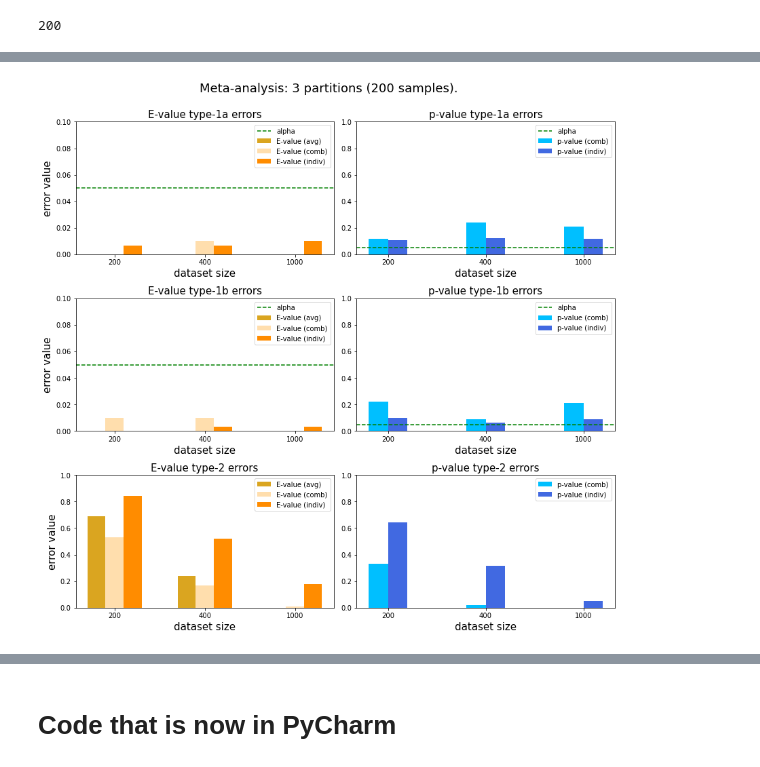
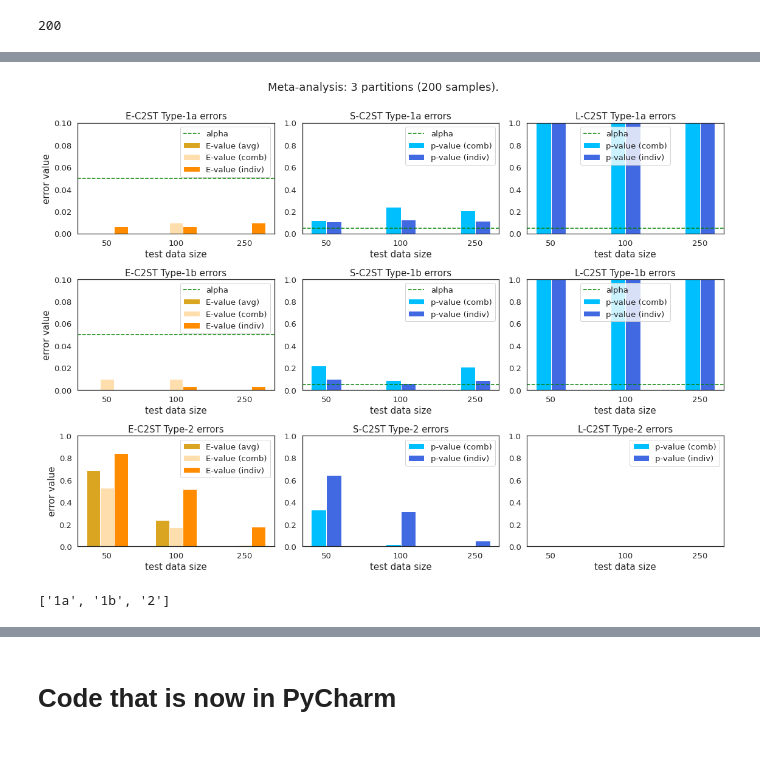
Before and after one commit to tpandeva/c2st-e, a Jupyter notebook: remote_notebooks/C2ST_fastmri_plus_loading.ipynb, the cells around one changed output, grey strips where cells are left out. Drawn from its saved outputs; the diff is of its cells as text; code cells hidden in the pictures.

```diff
--- a/remote_notebooks/C2ST_fastmri_plus_loading.ipynb
+++ b/remote_notebooks/C2ST_fastmri_plus_loading.ipynb
@@ -97,11 +102,13 @@ errors_per_size = {}
 for dataset_size, ds_dict in results_dict.items():
     e_vals = defaultdict(list)
     p_vals = defaultdict(list)
+    pl_vals = defaultdict(list)
     print(f"\n{dataset_size} points, {len(ds_dict)} samples.")
     for dataset_ind, di_dict in ds_dict.items():
         for setting, set_dict in di_dict.items():
             e_vals[setting].append(set_dict["e_val"])
             p_vals[setting].append(set_dict["p_val"])
+            pl_vals[setting].append(set_dict.get("p_val_l", 0))  # p_val_ls (sigmoid)
 #             test_loss = setting["test_loss"]
 #             test_acc = setting["test_acc"]
 
@@ -167,18 +174,21 @@ for dataset_size, ds_dict in results_dict.items():
         # 0 if accept, 1 if reject
         e_decisions = (1 / np.array(e_vals[setting])) < alpha
         p_decisions = np.array(p_vals[setting]) < alpha
+        pl_decisions = np.array(pl_vals[setting]) < alpha
         if setting in ["1a", "1b"]:  # Type-I error
             # Rejection of null is incorrect
             e_error = e_decisions.sum() / len(e_decisions)
             p_error = p_decisions.sum() / len(p_decisions)
+            pl_error = pl_decisions.sum() / len(pl_decisions)
         elif setting == "2":  # Type-II error
             # Rejection of null is correct
             e_error = 1 - e_decisions.sum() / len(e_decisions)
             p_error = 1 - p_decisions.sum() / len(p_decisions)
+            pl_error = 1 - pl_decisions.sum() / len(pl_decisions)
         else:
             raise ValueError("Unknown setting.")
 
-        errors_per_setting[setting] = {"e_error": e_error, "p_error": p_error}
+        errors_per_setting[setting] = {"e_error": e_error, "p_error": p_error, "pl_error": pl_error}
     pprint(errors_per_setting)
 
     errors_per_size[dataset_size] = errors_per_setting
@@ -458,38 +562,48 @@ e_prod_errors_per_size = defaultdict(dict)
 for dataset_size, sample_dict in meta_analysis_dict.items():
     indiv_e_errors = defaultdict(list)
     indiv_p_errors = defaultdict(list)
+    indiv_pl_errors = defaultdict(list)
     prod_e_values = defaultdict(list)
     avg_e_values = defaultdict(list)
     comb_p_values = defaultdict(list)
+    comb_pl_values = defaultdict(list)
     for sample_ind, settings_dict in sample_dict.items():
         for setting, error_dict in settings_dict.items():
             e_error_indiv = error_dict["e_error_indiv"]
             p_error_indiv = error_dict["p_error_indiv"]
+            pl_error_indiv = error_dict["pl_error_indiv"]
             e_value_prod = error_dict["e_value_prod"]
             e_value_avg = error_dict["e_value_avg"]
             p_value_comb = error_dict["p_value_comb"]
+            pl_value_comb = error_dict["pl_value_comb"]
             indiv_e_errors[setting].append(e_error_indiv)
             indiv_p_errors[setting].append(p_error_indiv)
+            indiv_pl_errors[setting].append(pl_error_indiv)
             prod_e_values[setting].append(e_value_prod)
             avg_e_values[setting].append(e_value_avg)
             comb_p_values[setting].append(p_value_comb)
+            comb_pl_values[setting].append(pl_value_comb)
 
     for setting, prod_es in prod_e_values.items():
         comb_p = comb_p_values[setting]
+        comb_pl = comb_pl_values[setting]
         # 0 if accept, 1 if reject
         e_decisions = (1 / np.array(prod_es)) < alpha
         e_decisions_by_avg = (1 / np.array(avg_e_values[setting])) < alpha
         p_decisions = np.array(comb_p) < alpha
+        pl_decisions = np.array(comb_pl) < alpha
         if setting in ["1a", "1b"]:  # Type-I error
             # Rejection of null is incorrect
             e_error = e_decisions.sum() / len(e_decisions)
             e_error_by_avg = e_decisions_by_avg.sum() / len(e_decisions_by_avg)
             p_error = p_decisions.sum() / len(p_decisions)
+            pl_error = pl_decisions.sum() / len(pl_decisions)
         elif setting == "2":  # Type-II error
             # Rejection of null is correct
             e_error = 1 - e_decisions.sum() / len(e_decisions)
             e_error_by_avg = 1 - e_decisions_by_avg.sum() / len(e_decisions_by_avg)
             p_error = 1 - p_decisions.sum() / len(p_decisions)
+            pl_error = 1 - pl_decisions.sum() / len(pl_decisions)
         else:
             raise ValueError("Unknown setting.")
 
@@ -497,7 +611,9 @@ for dataset_size, sample_dict in meta_analysis_dict.items():
             "prod_e_error": e_error,
             "avg_e_error": e_error_by_avg,  # Error using average of experiment E-value instead of product
             "comb_p_error": p_error,
+            "comb_pl_error": pl_error,
             "indiv_e_error_hist": indiv_e_errors[setting],
             "indiv_p_error_hist": indiv_p_errors[setting],
+            "indiv_pl_error_hist": indiv_pl_errors[setting],
         }
 # %%
@@ -572,63 +686,83 @@ plt.show()
 settings = list(list(e_prod_errors_per_size.values())[0].keys())
 num_settings = len(settings)
 
-plt.figure(figsize=(12, 4*num_settings))
+plt.figure(figsize=(16, 4*num_settings))
 plt.suptitle(f"Meta-analysis: {int(partition_ind) + 1} partitions ({len(all_results_dicts)} samples).", fontsize=18)
 for i, setting in enumerate(settings):
     bar_labels = []
     e_error_vals = []
     e_by_avg_error_vals = []
     p_error_vals = []
+    pl_error_vals = []
     e_error_vals_indiv_avg = []
     p_error_vals_indiv_avg = []
+    pl_error_vals_indiv_avg = []
     for dataset_size, results in e_prod_errors_per_size.items():
+        dataset_size = int(dataset_size) // 4
         bar_labels.append(dataset_size)
         e_error_vals.append(results[setting]["prod_e_error"])
         e_by_avg_error_vals.append(results[setting]["avg_e_error"])
         p_error_vals.append(results[setting]["comb_p_error"])
+        pl_error_vals.append(results[setting]["comb_pl_error"])
         e_error_vals_indiv_avg.append(np.mean(results[setting]["indiv_e_error_hist"]))
         p_error_vals_indiv_avg.append(np.mean(results[setting]["indiv_p_error_hist"]))
+        pl_error_vals_indiv_avg.append(np.mean(results[setting]["indiv_pl_error_hist"]))
 
     width=0.2
     xs = np.array(list(range(len(e_error_vals))))
 
-    plt.subplot(num_settings, 2, 2*i+1)
+    plt.subplot(num_settings, 3, 3*i+1)
     if "1" in setting:
         plt.axhline(y=alpha, linestyle="--", c="green", label="alpha")
     plt.bar(xs-width, e_by_avg_error_vals, width=width, label="E-value (avg)", color="goldenrod")
     plt.bar(xs, e_error_vals, width=width, label="E-value (comb)", color="navajowhite")
     plt.bar(xs+width, e_error_vals_indiv_avg, width=width, label="E-value (indiv)", color="darkorange")
-    plt.title(f"E-value type-{setting} errors", fontsize=15)
-    plt.xlabel("dataset size", fontsize=15)
+    plt.title(f"E-C2ST Type-{setting} errors", fontsize=15)
+    plt.xlabel("test data size", fontsize=15)
     plt.xticks(xs, bar_labels)
     plt.ylabel("error value", fontsize=15)
     if setting == "2":
         plt.ylim(0, 1)
     else:
         plt.ylim(0, 0.1)
     plt.legend()
 
-    plt.subplot(num_settings, 2, 2*i+2)
+    plt.subplot(num_settings, 3, 3*i+2)
     if "1" in setting:
         plt.axhline(y=alpha, linestyle="--", c="green", label="alpha")
     plt.bar(xs-width/2, p_error_vals, width=width, label="p-value (comb)", color="deepskyblue")
     plt.bar(xs+width/2, p_error_vals_indiv_avg, width=width, label="p-value (indiv)", color="royalblue")
-    plt.title(f"p-value type-{setting} errors", fontsize=15)
-    plt.xlabel("dataset size", fontsize=15)
+    plt.title(f"S-C2ST Type-{setting} errors", fontsize=15)
+    plt.xlabel("test data size", fontsize=15)
+    plt.xticks(xs, bar_labels)
+    plt.ylim(0, 1)
+    plt.legend()
+
+    plt.subplot(num_settings, 3, 3*i+3)
+    if "1" in setting:
+        plt.axhline(y=alpha, linestyle="--", c="green", label="alpha")
+    plt.bar(xs-width/2, pl_error_vals, width=width, label="p-value (comb)", color="deepskyblue")
+    plt.bar(xs+width/2, pl_error_vals_indiv_avg, width=width, label="p-value (indiv)", color="royalblue")
+    plt.title(f"L-C2ST Type-{setting} errors", fontsize=15)
+    plt.xlabel("test data size", fontsize=15)
     plt.xticks(xs, bar_labels)
     plt.ylim(0, 1)
     plt.legend()
 
 plt.tight_layout(rect=[0, 0.03, 1, 0.98])
 
 if save_figs:
     plot_save_dir = save_dir
     plot_save_dir.mkdir(parents=True, exist_ok=True)
     save_name = f"mri_meta_{'_'.join(settings)}_withavg"
     plt.savefig(plot_save_dir / (save_name + ".pdf"), dpi=300)
     plt.savefig(plot_save_dir / (save_name + ".svg"), dpi=300)
     plt.savefig(plot_save_dir / (save_name + ".png"), dpi=300)
 
 plt.show()
 # %% [output]
-[figure, old version]
+[figure, new version]
+# %%
+settings
+# %% [output]
+['1a', '1b', '2']
```
Also changed, not shown: parts of 11 cells of this notebook.
